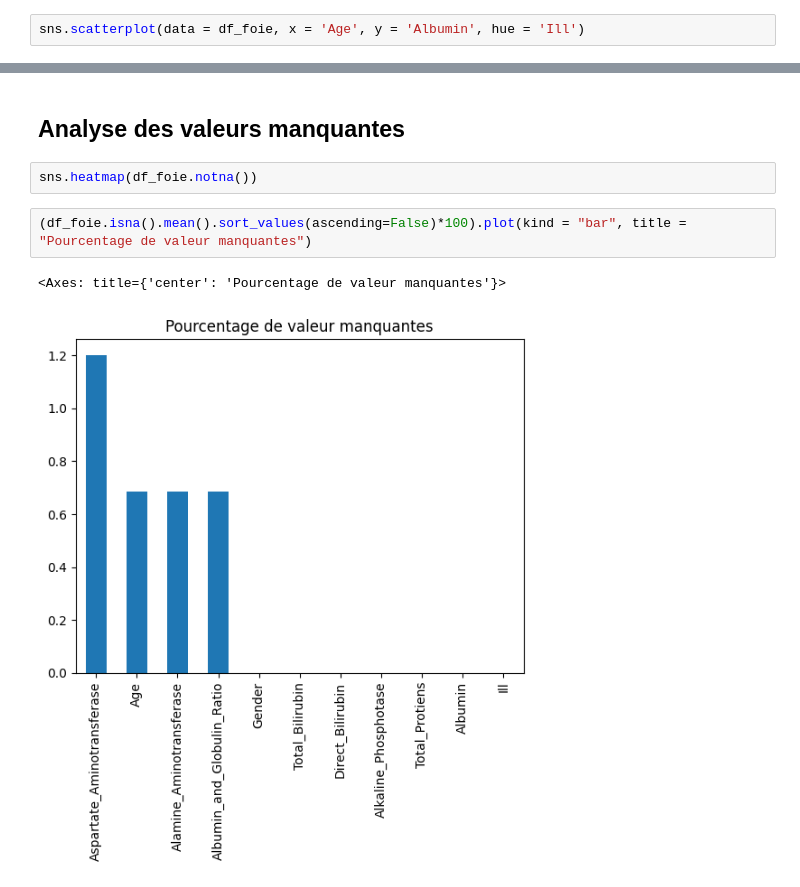
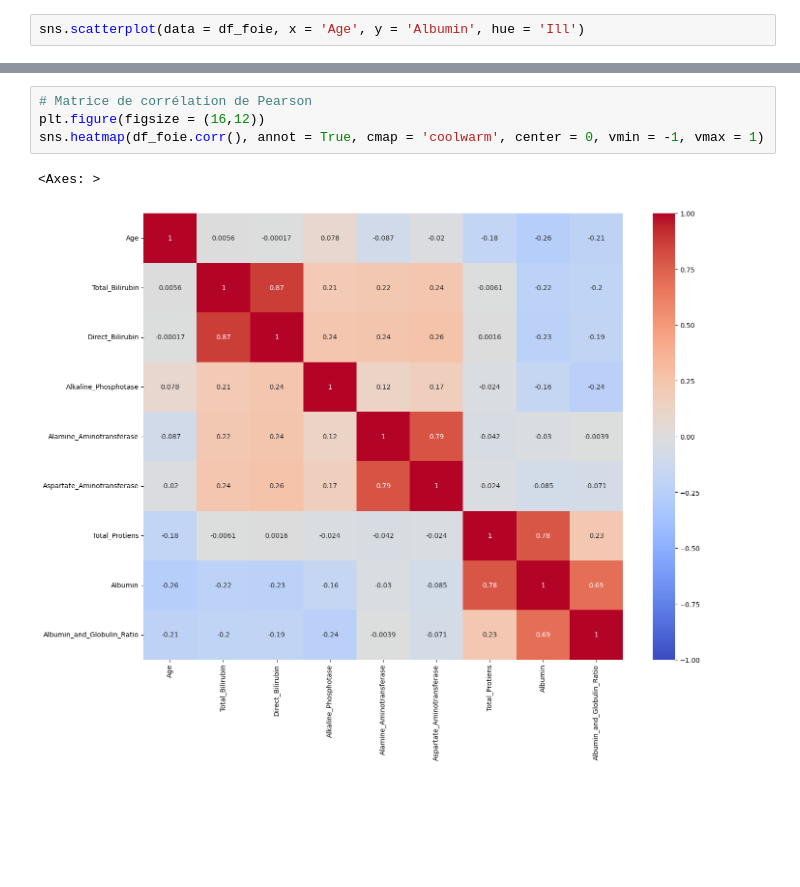
Before and after one commit to gdutr/gdutr.github.io, a Jupyter notebook: Etude_maladie_foie.ipynb, the cells around one changed output, grey strips where cells are left out. Saved outputs shown, nothing was run; the diff lists cells and outputs as text; blank space fills up the shorter version.

```diff
--- a/Etude_maladie_foie.ipynb
+++ b/Etude_maladie_foie.ipynb
@@ -397,9 +396,7 @@ sns.heatmap(df_foie.corr())
-# %% [markdown]
-## Analyse des valeurs manquantes
-# %%
-sns.heatmap(df_foie.notna())
-# %%
-(df_foie.isna().mean().sort_values(ascending=False)*100).plot(kind = "bar", title = "Pourcentage de valeur manquantes")
-# %% [output]
-<Axes: title={'center': 'Pourcentage de valeur manquantes'}>
-[figure, removed]
+# %%
+# Matrice de corrélation de Pearson
+plt.figure(figsize = (16,12))
+sns.heatmap(df_foie.corr(), annot = True, cmap = 'coolwarm', center = 0, vmin = -1, vmax = 1)
+# %% [output]
+<Axes: >
+[figure, added]
```
Also changed, not shown: parts of 40 cells of this notebook.
